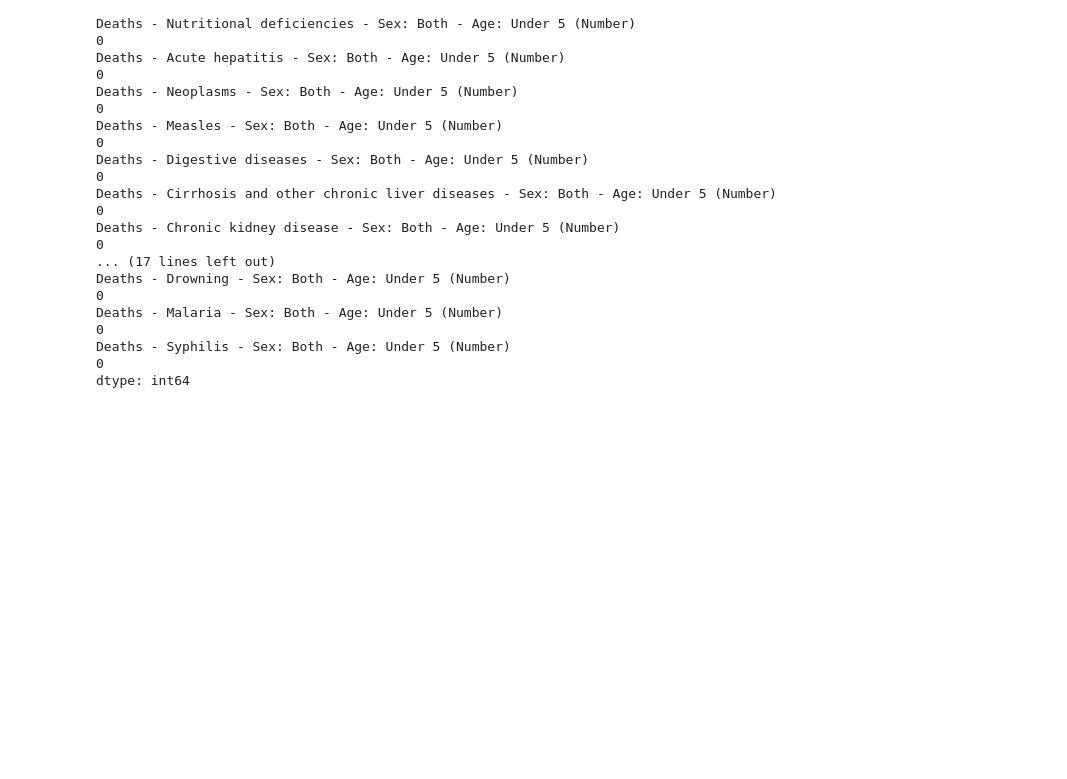
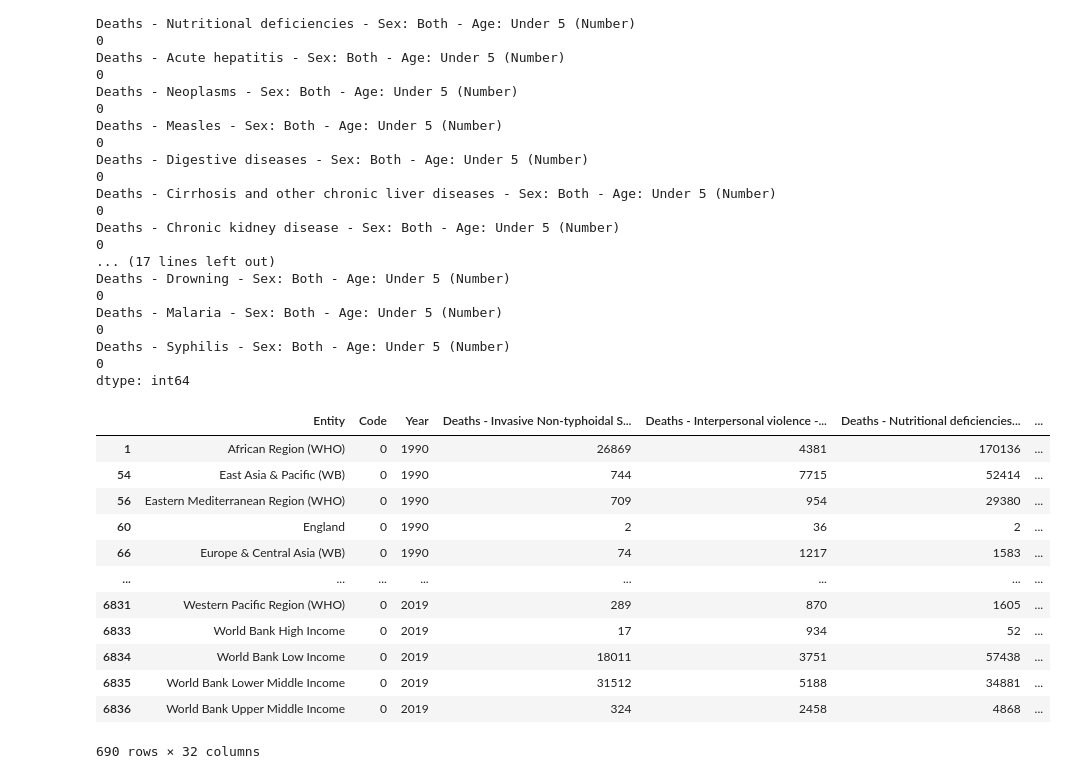
Before and after one commit to dantrainor9/Causes-of-Death, a Jupyter notebook: Causes_of_Death.ipynb, the cells around one changed output. Drawn from its saved outputs; the diff is of its cells as text; code cells hidden in the pictures; blank space fills up the shorter version.

```diff
--- a/Causes_of_Death.ipynb
+++ b/Causes_of_Death.ipynb
@@ -78,3 +78,20 @@ Deaths - Drowning - Sex: Both - Age: Under 5 (Number)
 Deaths - Malaria - Sex: Both - Age: Under 5 (Number)                                                     0
 Deaths - Syphilis - Sex: Both - Age: Under 5 (Number)                                                    0
 dtype: int64
+# %%
+region_df = df[df['Code']=='0']
+region_df
+# %% [output]
+|  | Entity | Code | Year | Deaths - Invasive Non-typhoidal S... | Deaths - Interpersonal violence -... | Deaths - Nutritional deficiencies... | ... |
+| 1 | African Region (WHO) | 0 | 1990 | 26869 | 4381 | 170136 | ... |
+| 54 | East Asia & Pacific (WB) | 0 | 1990 | 744 | 7715 | 52414 | ... |
+| 56 | Eastern Mediterranean Region (WHO) | 0 | 1990 | 709 | 954 | 29380 | ... |
+| 60 | England | 0 | 1990 | 2 | 36 | 2 | ... |
+| 66 | Europe & Central Asia (WB) | 0 | 1990 | 74 | 1217 | 1583 | ... |
+| ... | ... | ... | ... | ... | ... | ... | ... |
+| 6831 | Western Pacific Region (WHO) | 0 | 2019 | 289 | 870 | 1605 | ... |
+| 6833 | World Bank High Income | 0 | 2019 | 17 | 934 | 52 | ... |
+| 6834 | World Bank Low Income | 0 | 2019 | 18011 | 3751 | 57438 | ... |
+| 6835 | World Bank Lower Middle Income | 0 | 2019 | 31512 | 5188 | 34881 | ... |
+| 6836 | World Bank Upper Middle Income | 0 | 2019 | 324 | 2458 | 4868 | ... |
+690 rows × 32 columns
```
